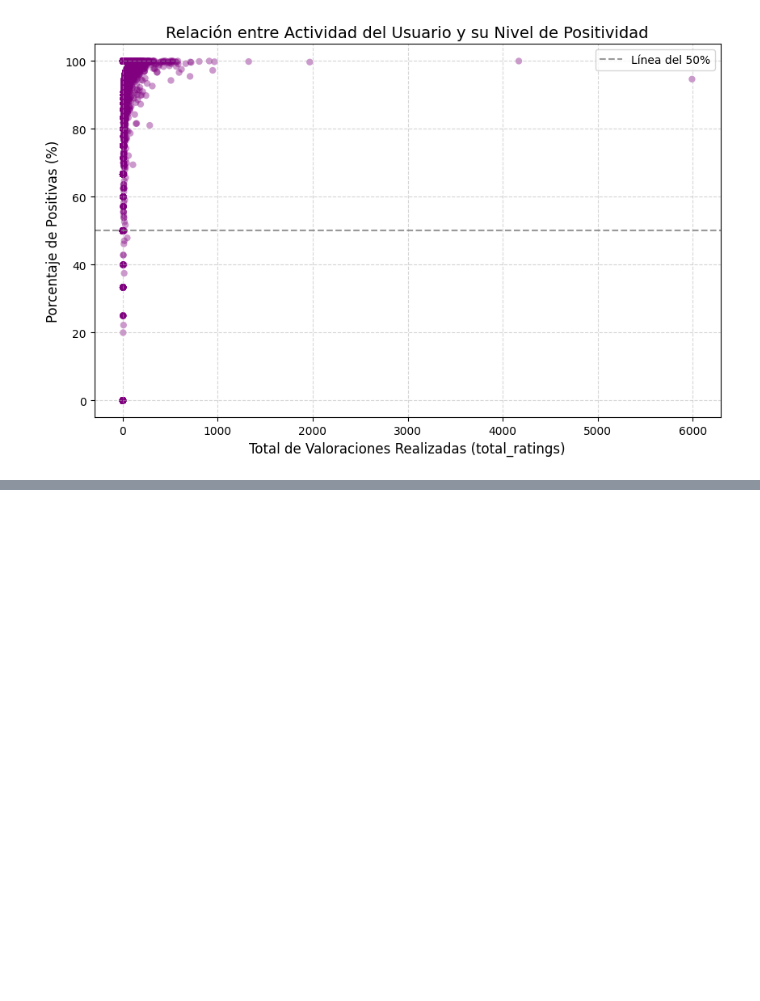
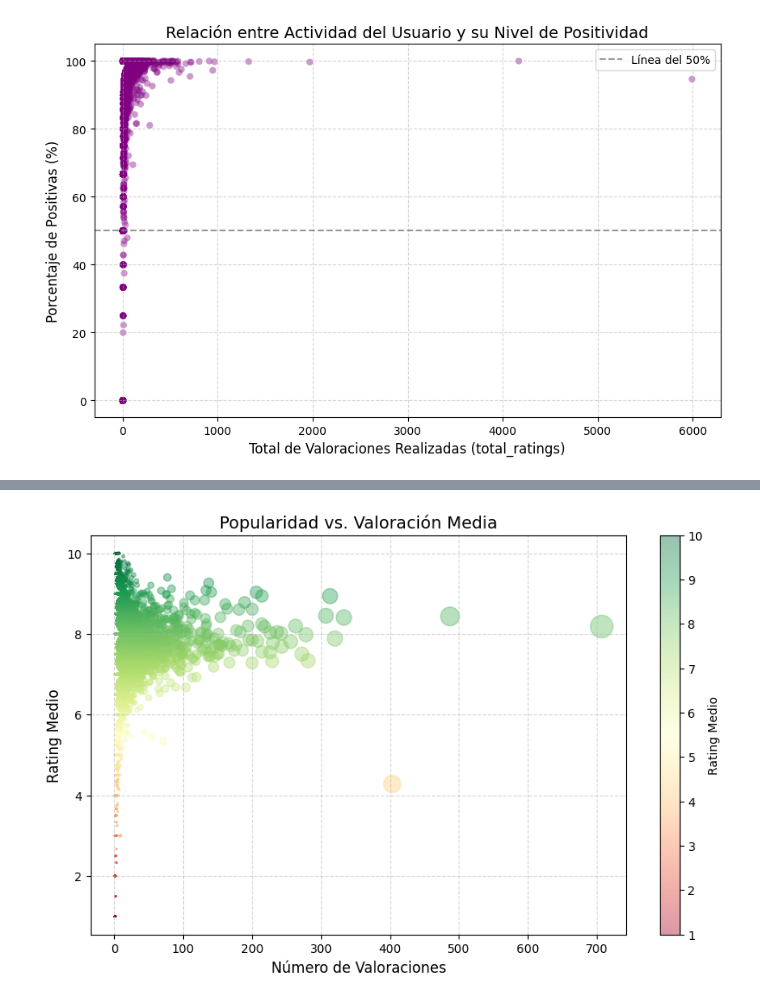
Before and after one commit to yabol02/recommender_systems, a Jupyter notebook: notebooks/eda_collaborative_filtering.ipynb, the cells around one changed output, grey strips where cells are left out. Saved outputs shown, nothing was run; the diff lists cells and outputs as text; code cells hidden in the pictures; blank space fills up the shorter version.

```diff
--- a/notebooks/eda_collaborative_filtering.ipynb
+++ b/notebooks/eda_collaborative_filtering.ipynb
@@ -311,0 +372,17 @@ plt.show()
+# %%
+x = df_items['num_ratings']
+y = df_items['avg_rating']
+
+plt.figure(figsize=(10, 6))
+# El tamaño del punto (s) depende de num_ratings para enfatizar
+plt.scatter(x, y, alpha=0.4, c=y, cmap='RdYlGn', s=x*0.5)
+
+plt.title('Popularidad vs. Valoración Media', fontsize=14)
+plt.xlabel('Número de Valoraciones', fontsize=12)
+plt.ylabel('Rating Medio', fontsize=12)
+plt.colorbar(label='Rating Medio')
+plt.grid(True, linestyle='--', alpha=0.5)
+
+plt.show()
+# %% [output]
+[figure, added]
```
Also changed, not shown: parts of 11 cells of this notebook.
